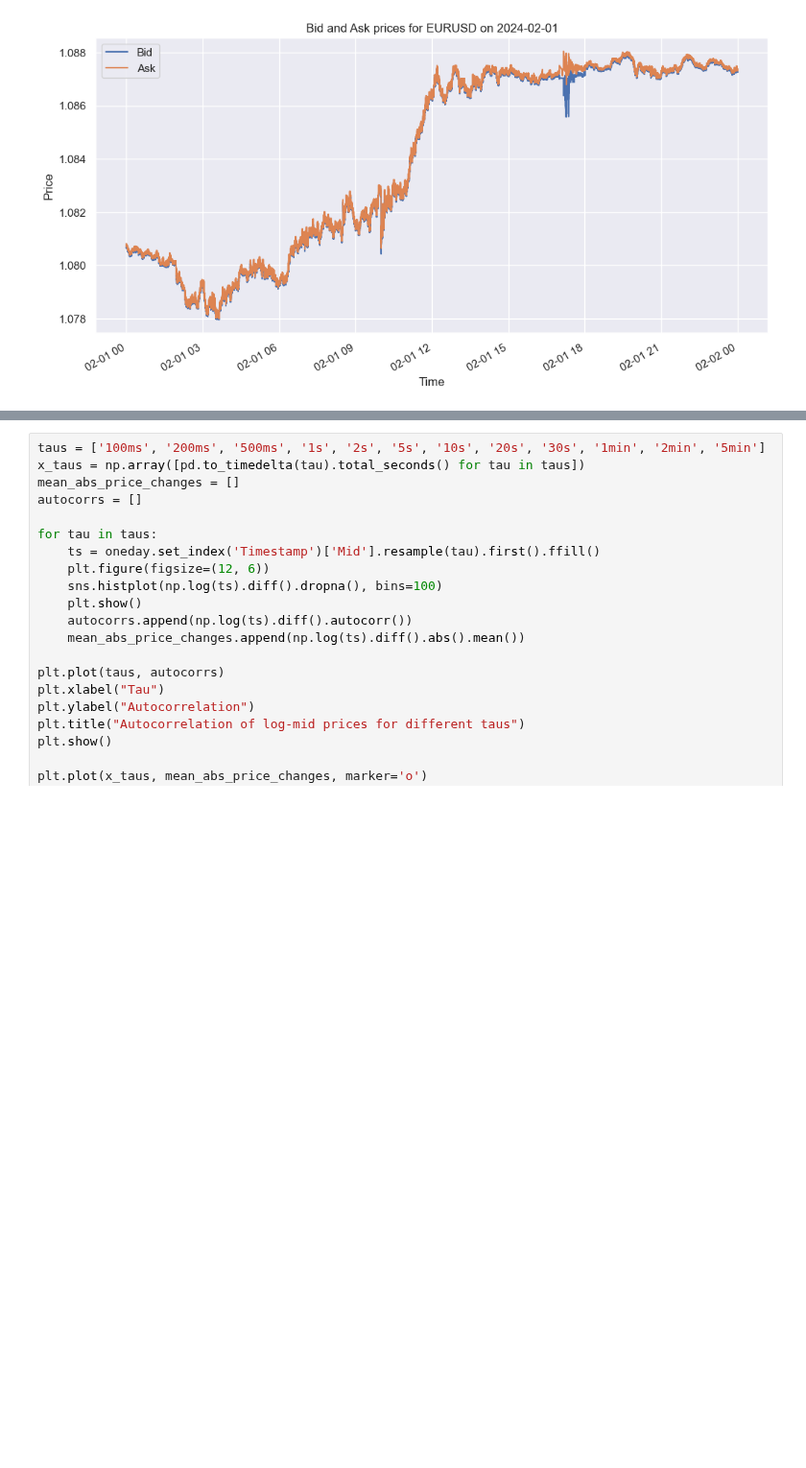
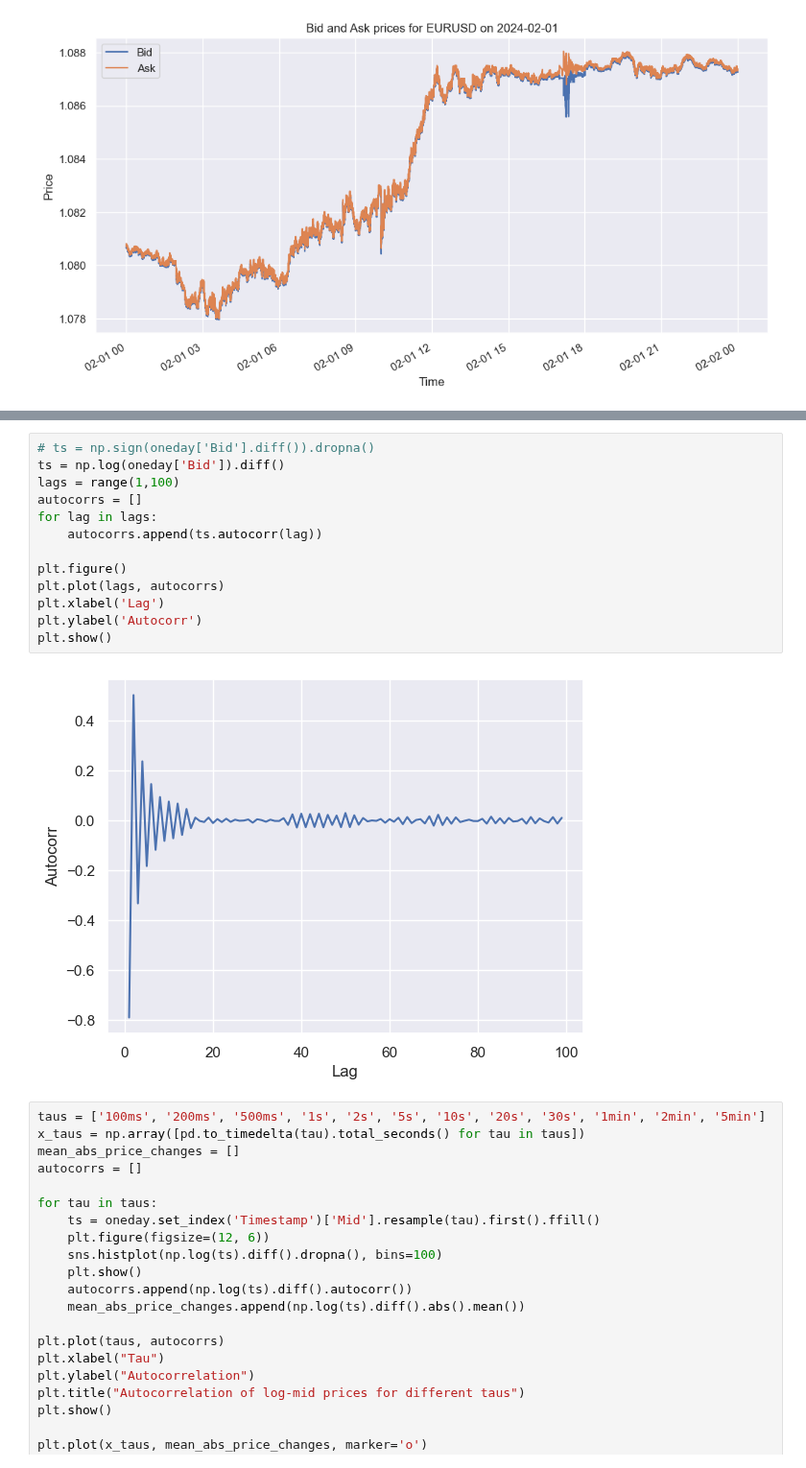
Before and after one commit to gaetanX21/hf-volatility, a Jupyter notebook: src/notebooks/playground/gaetan/gaetan_EURUSD.ipynb, the cells around one changed output, grey strips where cells are left out. Shown at 96% size. Cells and saved outputs as stored; diff of their text form; blank space fills up the shorter version.

```diff
--- a/src/notebooks/playground/gaetan/gaetan_EURUSD.ipynb
+++ b/src/notebooks/playground/gaetan/gaetan_EURUSD.ipynb
@@ -36,3 +65,18 @@ plt.show()
+# %%
+# ts = np.sign(oneday['Bid'].diff()).dropna()
+ts = np.log(oneday['Bid']).diff()
+lags = range(1,100)
+autocorrs = []
+for lag in lags:
+    autocorrs.append(ts.autocorr(lag))
+
+plt.figure()
+plt.plot(lags, autocorrs)
+plt.xlabel('Lag')
+plt.ylabel('Autocorr')
+plt.show()
+# %% [output]
+[figure, added]
 # %%
 taus = ['100ms', '200ms', '500ms', '1s', '2s', '5s', '10s', '20s', '30s', '1min', '2min', '5min']
 x_taus = np.array([pd.to_timedelta(tau).total_seconds() for tau in taus])
```
Also changed, not shown: parts of 2 cells of this notebook, 3 other files.
